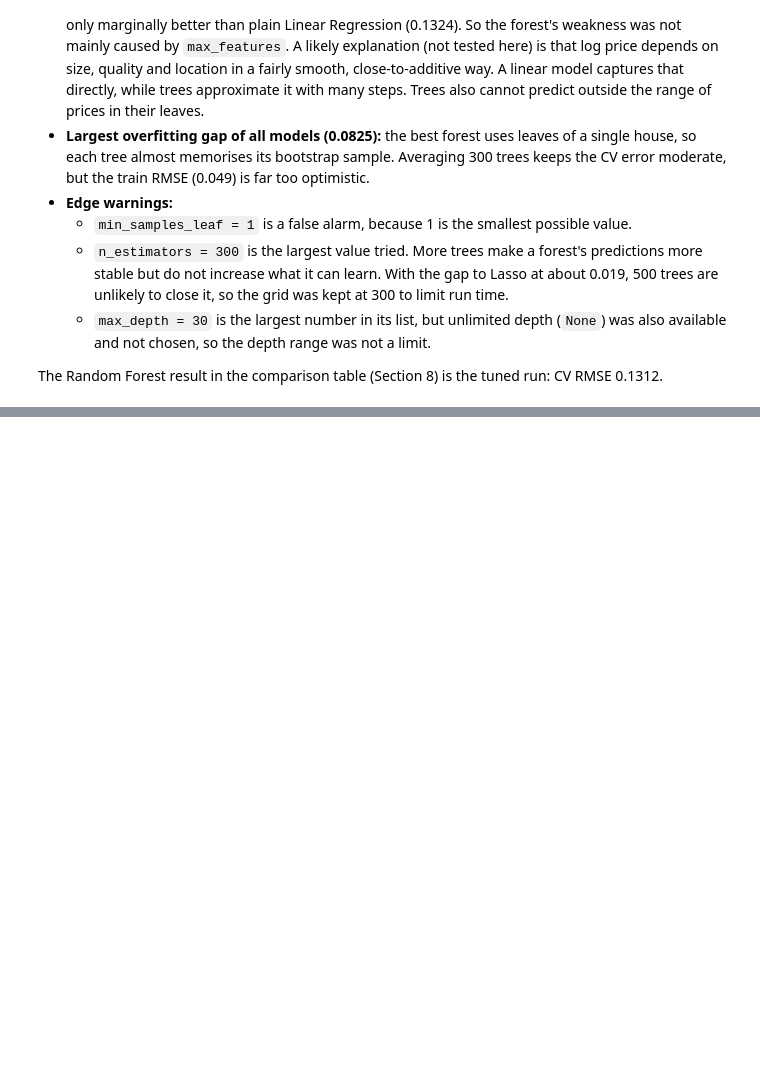
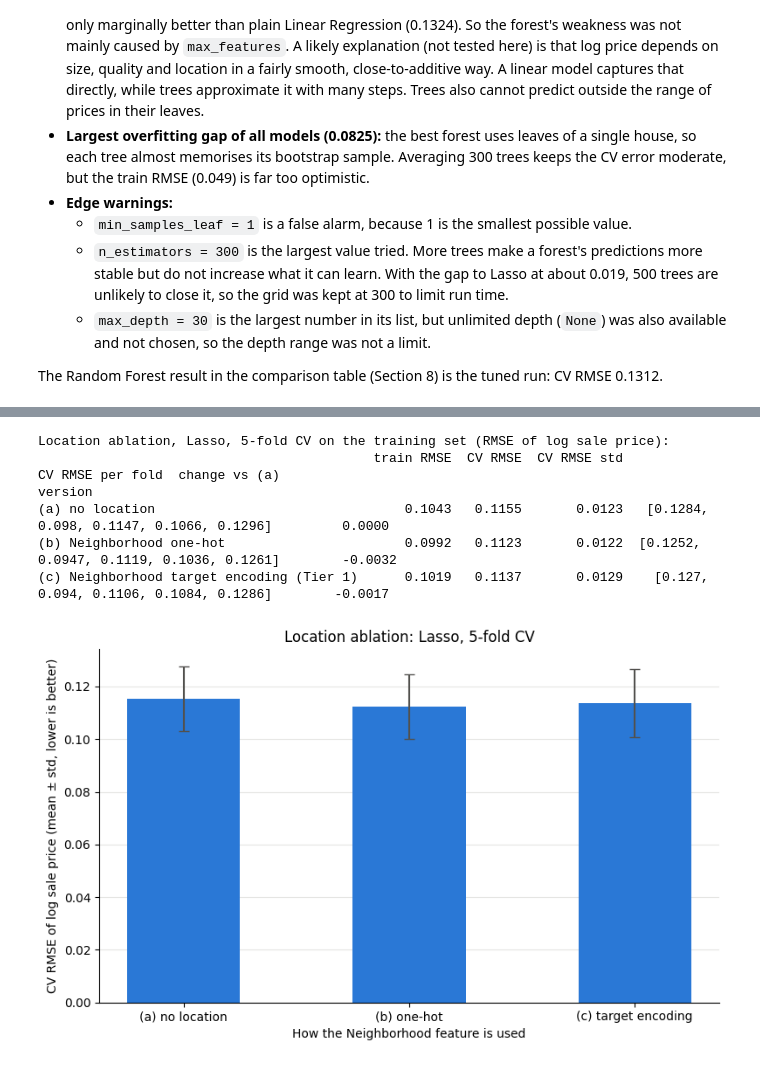
Before and after one commit to Nabhya009/Machine-Learning-project, a Jupyter notebook: notebooks/02_modelling.ipynb, the cells around one changed output, grey strips where cells are left out. Saved outputs shown, nothing was run; the diff lists cells and outputs as text; code cells hidden in the pictures; blank space fills up the shorter version.

```diff
--- a/notebooks/02_modelling.ipynb
+++ b/notebooks/02_modelling.ipynb
@@ -1136,0 +1582,49 @@ The Random Forest result in the comparison table (Section 8) is the tuned run: C
+# %%
+# Same model and tuned hyperparameters as the selected best model; only the location feature changes.
+best_model_step = TUNED_PIPELINES[BEST_MODEL_NAME].named_steps["model"]
+
+ABLATION_VERSIONS = [
+    ("(a) no location", "none"),
+    ("(b) Neighborhood one-hot", "onehot"),
+    ("(c) Neighborhood target encoding (Tier 1)", "target"),
+]
+ablation_rows = []
+for label, location in ABLATION_VERSIONS:
+    pipeline = Pipeline([("prep", build_preprocessor(location=location)),
+                         ("model", clone(best_model_step))])  # clone = unfitted copy, same settings
+    scores = cross_validate(pipeline, X_train, y_train, cv=CV,
+                            scoring="neg_root_mean_squared_error", return_train_score=True)
+    ablation_rows.append({
+        "version": label,
+        "train RMSE": -scores["train_score"].mean(),
+        "CV RMSE": -scores["test_score"].mean(),
+        "CV RMSE std": scores["test_score"].std(),
+        "CV RMSE per fold": np.round(-scores["test_score"], 4).tolist(),
+    })
+
+ablation = pd.DataFrame(ablation_rows).set_index("version")
+ablation["change vs (a)"] = ablation["CV RMSE"] - ablation.loc["(a) no location", "CV RMSE"]
+ablation.round(4).to_csv("outputs/results/ablation.csv")
+print(f"Location ablation, {BEST_MODEL_NAME}, 5-fold CV on the training set (RMSE of log sale price):")
+print(ablation.round(4).to_string())
+
+# One series (CV RMSE), so no legend is needed; error bars = std across the 5 folds.
+fig, ax = plt.subplots(figsize=(8, 5))
+ax.bar(range(len(ablation)), ablation["CV RMSE"], width=0.5, color=COLOR_CV,
+       yerr=ablation["CV RMSE std"], capsize=4, ecolor="#52514e")
+ax.set_xticks(range(len(ablation)), ["(a) no location", "(b) one-hot", "(c) target encoding"])
+ax.set_xlabel("How the Neighborhood feature is used")
+ax.set_ylabel("CV RMSE of log sale price (mean ± std, lower is better)")
+ax.set_title(f"Location ablation: {BEST_MODEL_NAME}, 5-fold CV")
+style_axes(ax)
+fig.tight_layout()
+fig.savefig("outputs/figures/ablation_location_cv_rmse.png", dpi=150)
+plt.show()
+# %% [output]
+Location ablation, Lasso, 5-fold CV on the training set (RMSE of log sale price):
+                                           train RMSE  CV RMSE  CV RMSE std                          CV RMSE per fold  change vs (a)
+version
+(a) no location                                0.1043   0.1155       0.0123   [0.1284, 0.098, 0.1147, 0.1066, 0.1296]         0.0000
+(b) Neighborhood one-hot                       0.0992   0.1123       0.0122  [0.1252, 0.0947, 0.1119, 0.1036, 0.1261]        -0.0032
+(c) Neighborhood target encoding (Tier 1)      0.1019   0.1137       0.0129    [0.127, 0.094, 0.1106, 0.1084, 0.1286]        -0.0017
+[figure, added]
```
Also changed, not shown: parts of 23 cells of this notebook, 17 other files.
